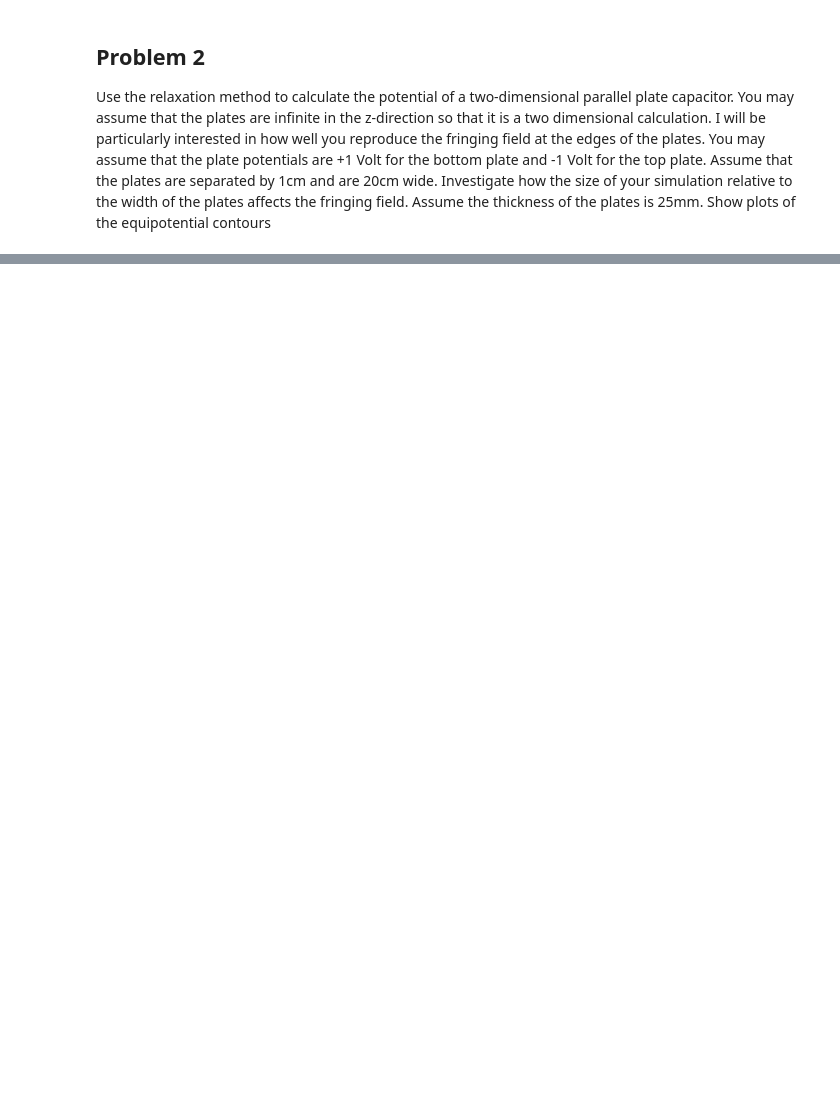
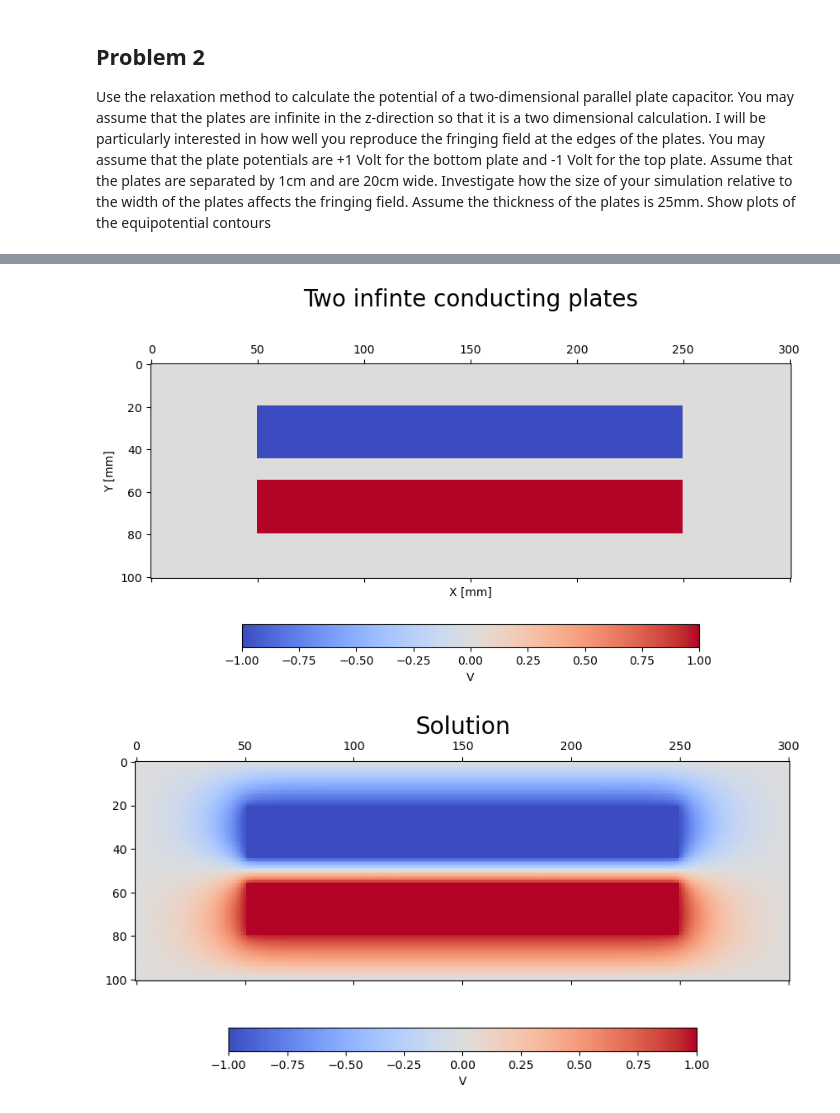
Before and after one commit to GuillermoFidalgo/UA-EM-1, a Jupyter notebook: Relaxation.ipynb, the cells around one changed output, grey strips where cells are left out. Cells and saved outputs as stored; diff of their text form; code cells hidden in the pictures; blank space fills up the shorter version.

```diff
--- a/Relaxation.ipynb
+++ b/Relaxation.ipynb
@@ -201,14 +320,21 @@ The top plate is located at x = 50.0 and y = 20.0
 # %%
 @nb.njit
-def rho(i,j):
-	"""
-   The charge distribution on the conductor
+def rho(i, j):
+    """
+    The charge distribution on the conductor
     """
 
-	if i>offset_row and (i<offset_row+thickness) and j>offset_col and (j<offset_col+width):
-		return -1
-	elif (i>offset_row+separation + thickness) and (i<offset_row + separation + 2*thickness) \
-		and j>offset_col and (j<offset_col+width):
-		return 1
-	else:
-		return 0
+    if (offset_row < i < offset_row + thickness) and (
+        offset_col < j < offset_col + width
+    ):
+        return -1
+
+    if (
+        offset_row + separation + thickness
+        < i
+        < offset_row + separation + 2 * thickness
+    ) and (offset_col < j < offset_col + width):
+
+        return 1
+
+    return 0
@@ -290,0 +443,5 @@ Number of iterations is 16749
+# %%
+make_plots2(phi2, V2)
+# %% [output]
+[figure, added]
+[figure, added]
```
Also changed, not shown: parts of 27 cells of this notebook, 2 other files.
